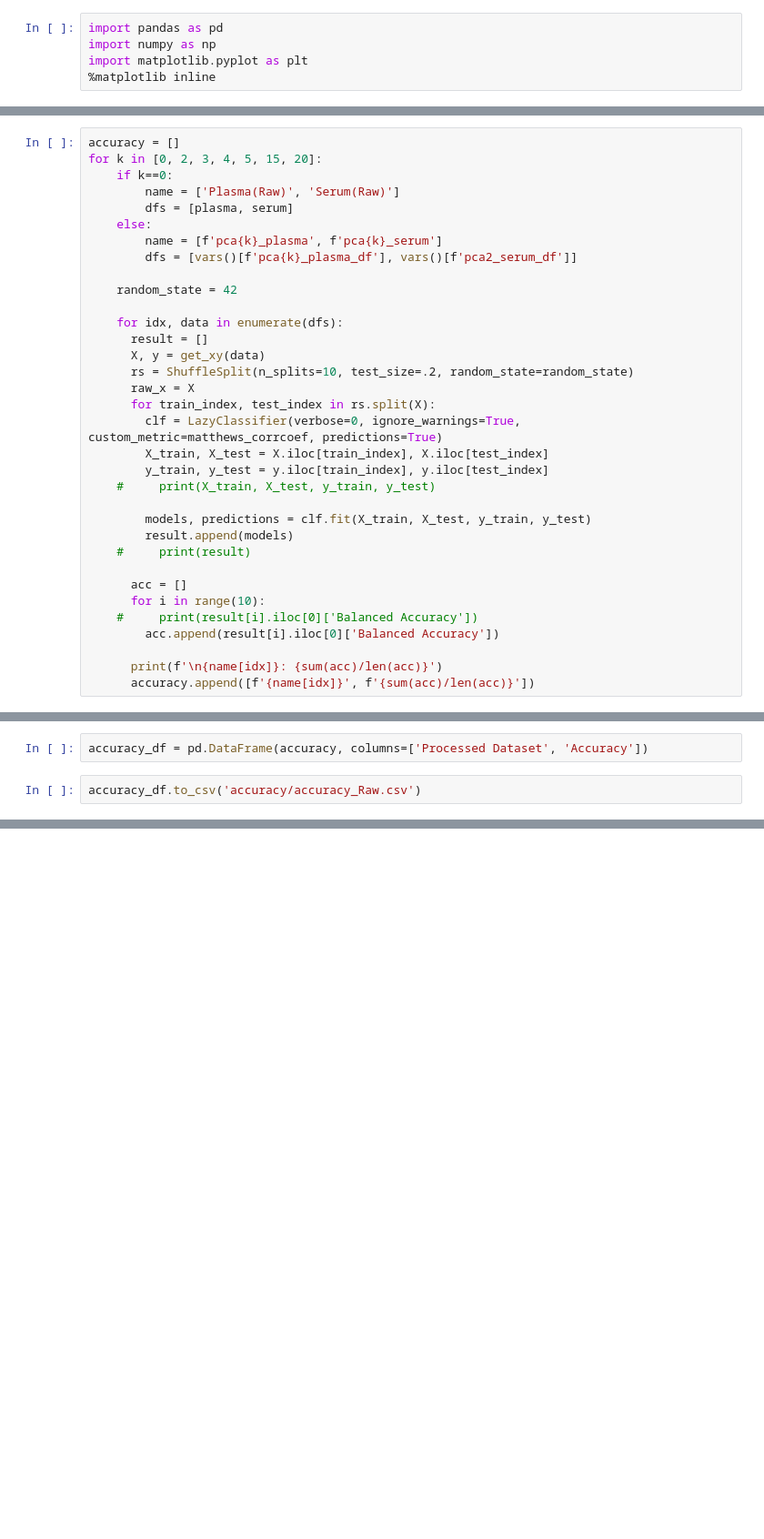
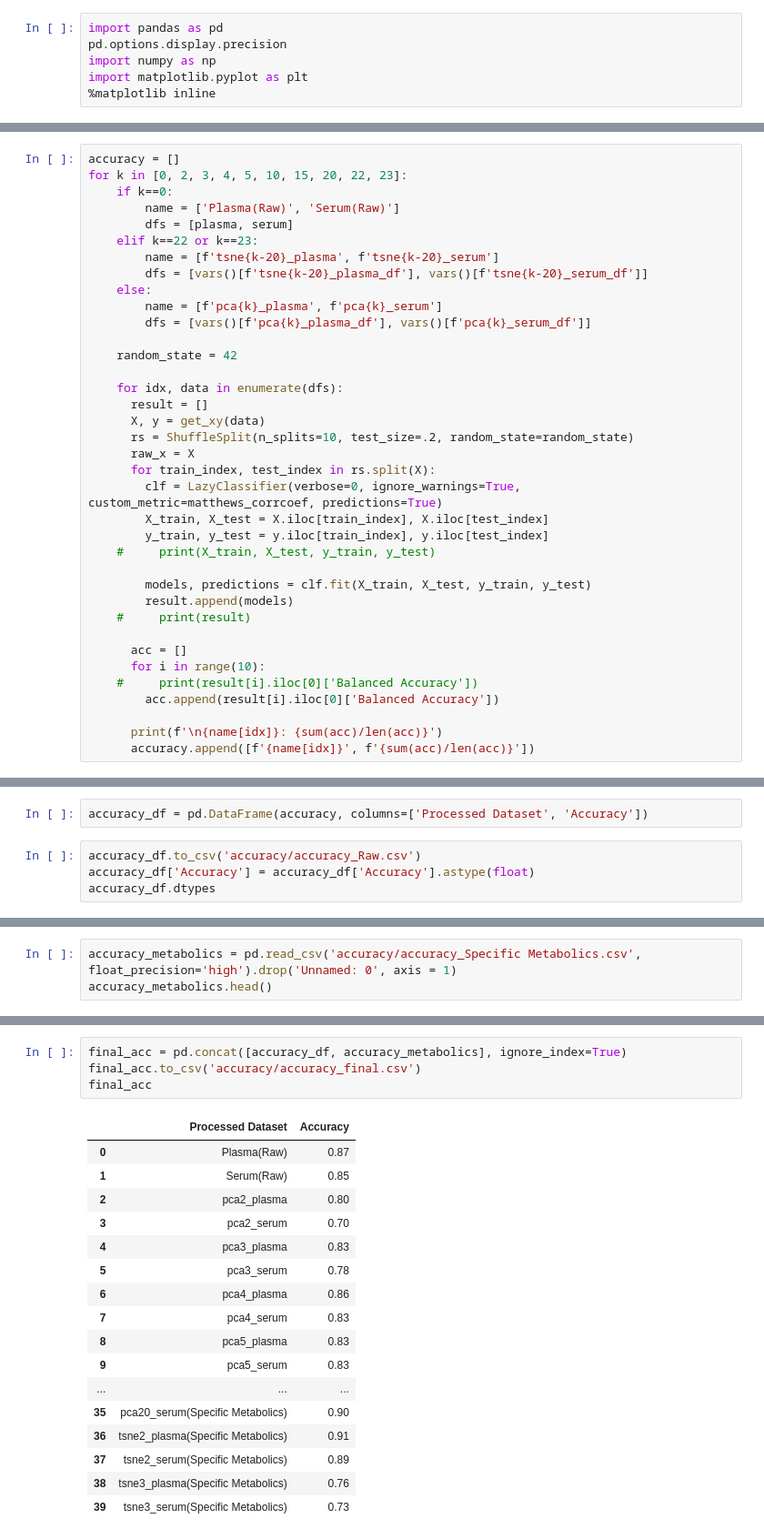
Before and after one commit to utshabkg/lung_cancer_biomarker, a Jupyter notebook: plasma_serum_raw_accuracy.ipynb, the cells around one changed output, grey strips where cells are left out. Shown: that part at 91% size. Drawn from its saved outputs; the diff is of its cells as text; blank space fills up the shorter version.

```diff
--- a/plasma_serum_raw_accuracy.ipynb
+++ b/plasma_serum_raw_accuracy.ipynb
@@ -2,6 +2,7 @@
 [Download DATASETS from here](https://drive.google.com/drive/folders/1cBv9fiBQE2PedVPvTu56tOMIOtJTjTj1?usp=sharing)
 # %%
 import pandas as pd
+pd.options.display.precision
 import numpy as np
 import matplotlib.pyplot as plt
 %matplotlib inline
@@ -347,13 +348,16 @@ dtype: object
 # plasma
 # %%
 accuracy = []
-for k in [0, 2, 3, 4, 5, 15, 20]:
+for k in [0, 2, 3, 4, 5, 10, 15, 20, 22, 23]:
     if k==0:
         name = ['Plasma(Raw)', 'Serum(Raw)']
         dfs = [plasma, serum]
+    elif k==22 or k==23:
+        name = [f'tsne{k-20}_plasma', f'tsne{k-20}_serum']
+        dfs = [vars()[f'tsne{k-20}_plasma_df'], vars()[f'tsne{k-20}_serum_df']]
     else:
         name = [f'pca{k}_plasma', f'pca{k}_serum']
-        dfs = [vars()[f'pca{k}_plasma_df'], vars()[f'pca2_serum_df']]
+        dfs = [vars()[f'pca{k}_plasma_df'], vars()[f'pca{k}_serum_df']]
 
     random_state = 42
 
@@ -398,3 +401,5 @@ pca20_serum: 0.6962509712509711
 accuracy_df = pd.DataFrame(accuracy, columns=['Processed Dataset', 'Accuracy'])
 # %%
 accuracy_df.to_csv('accuracy/accuracy_Raw.csv')
+accuracy_df['Accuracy'] = accuracy_df['Accuracy'].astype(float)
+accuracy_df.dtypes
@@ -400,0 +410,3 @@ accuracy_df.to_csv('accuracy/accuracy_Raw.csv')
+# %%
+accuracy_metabolics = pd.read_csv('accuracy/accuracy_Specific Metabolics.csv', float_precision='high').drop('Unnamed: 0', axis = 1)
+accuracy_metabolics.head()
@@ -400,0 +420,22 @@ accuracy_df.to_csv('accuracy/accuracy_Raw.csv')
+# %%
+final_acc = pd.concat([accuracy_df, accuracy_metabolics], ignore_index=True)
+final_acc.to_csv('accuracy/accuracy_final.csv')
+final_acc
+# %% [output]
+|  | Processed Dataset | Accuracy |
+| 0 | Plasma(Raw) | 0.87 |
+| 1 | Serum(Raw) | 0.85 |
+| 2 | pca2_plasma | 0.80 |
+| 3 | pca2_serum | 0.70 |
+| 4 | pca3_plasma | 0.83 |
+| 5 | pca3_serum | 0.78 |
+| 6 | pca4_plasma | 0.86 |
+| 7 | pca4_serum | 0.83 |
+| 8 | pca5_plasma | 0.83 |
+| 9 | pca5_serum | 0.83 |
+| ... | ... | ... |
+| 35 | pca20_serum(Specific Metabolics) | 0.90 |
+| 36 | tsne2_plasma(Specific Metabolics) | 0.91 |
+| 37 | tsne2_serum(Specific Metabolics) | 0.89 |
+| 38 | tsne3_plasma(Specific Metabolics) | 0.76 |
+| 39 | tsne3_serum(Specific Metabolics) | 0.73 |
```
Also changed, not shown: parts of 8 cells of this notebook, 4 other files.
